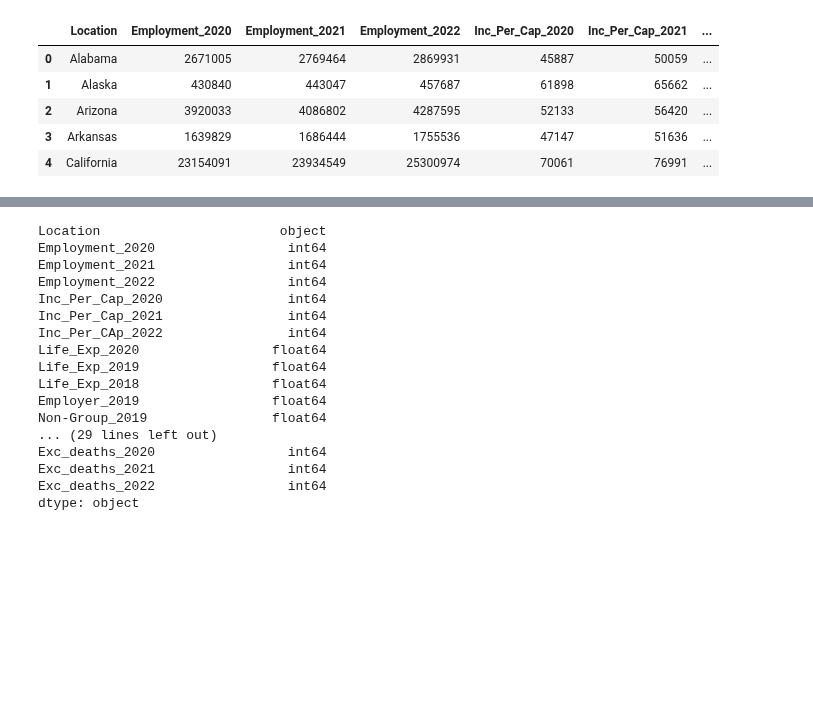
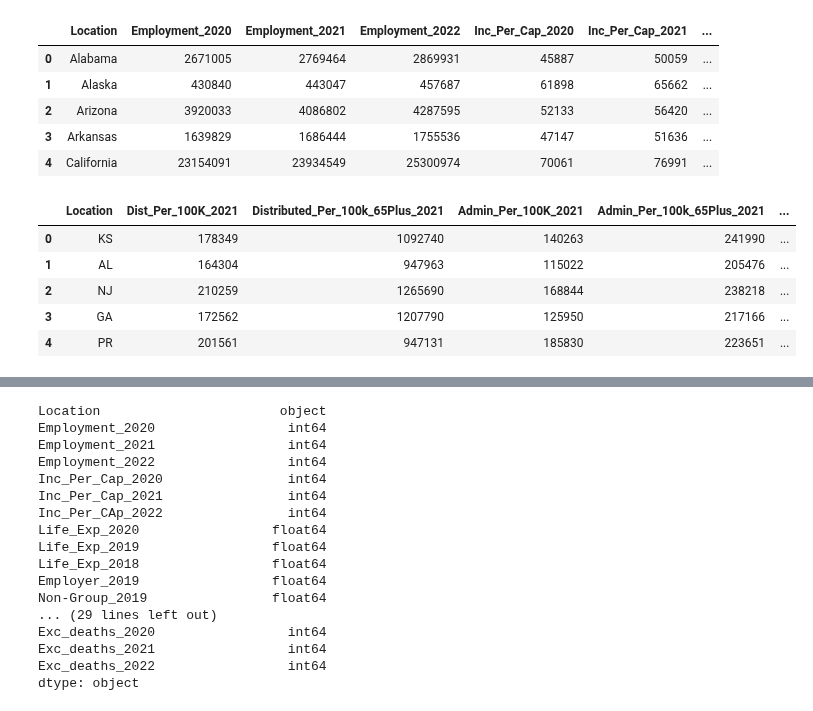
Before and after one commit to rafirahman27/Preparing_for_the_next_Pandemic, a Jupyter notebook: Rafi.ipynb, the cells around one changed output, grey strips where cells are left out. Cells and saved outputs as stored; diff of their text form; code cells hidden in the pictures; blank space fills up the shorter version.

Commit message:
final version of state merged data until Katie finds more she wants to add

```diff
--- a/Rafi.ipynb
+++ b/Rafi.ipynb
@@ -355,3 +320,13 @@ merged_data.head()
 | 2 | Arizona | 3920033 | 4086802 | 4287595 | 52133 | 56420 | ... |
 | 3 | Arkansas | 1639829 | 1686444 | 1755536 | 47147 | 51636 | ... |
 | 4 | California | 23154091 | 23934549 | 25300974 | 70061 | 76991 | ... |
+# %%
+vax_state = pd.read_csv('Data/Cleaned/vax_state.csv')
+vax_state.head()
+# %% [output]
+|  | Location | Dist_Per_100K_2021 | Distributed_Per_100k_65Plus_2021 | Admin_Per_100K_2021 | Admin_Per_100k_65Plus_2021 | ... |
+| 0 | KS | 178349 | 1092740 | 140263 | 241990 | ... |
+| 1 | AL | 164304 | 947963 | 115022 | 205476 | ... |
+| 2 | NJ | 210259 | 1265690 | 168844 | 238218 | ... |
+| 3 | GA | 172562 | 1207790 | 125950 | 217166 | ... |
+| 4 | PR | 201561 | 947131 | 185830 | 223651 | ... |
```
Also changed, not shown: parts of 15 cells of this notebook, 1 other file.
